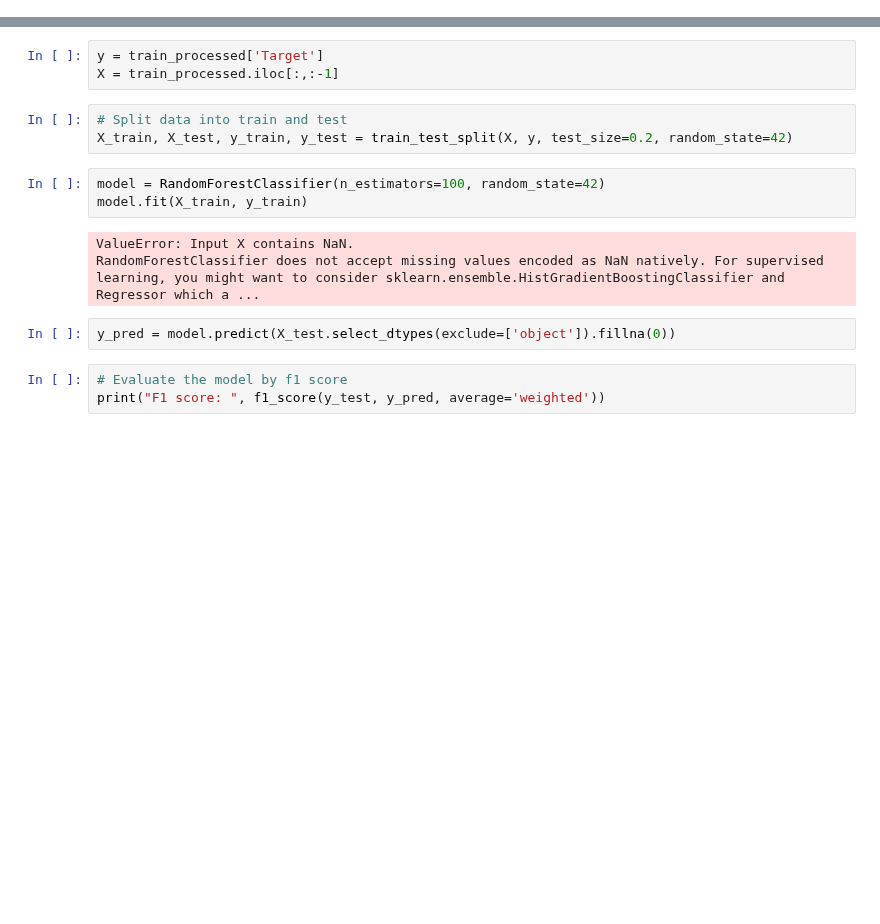
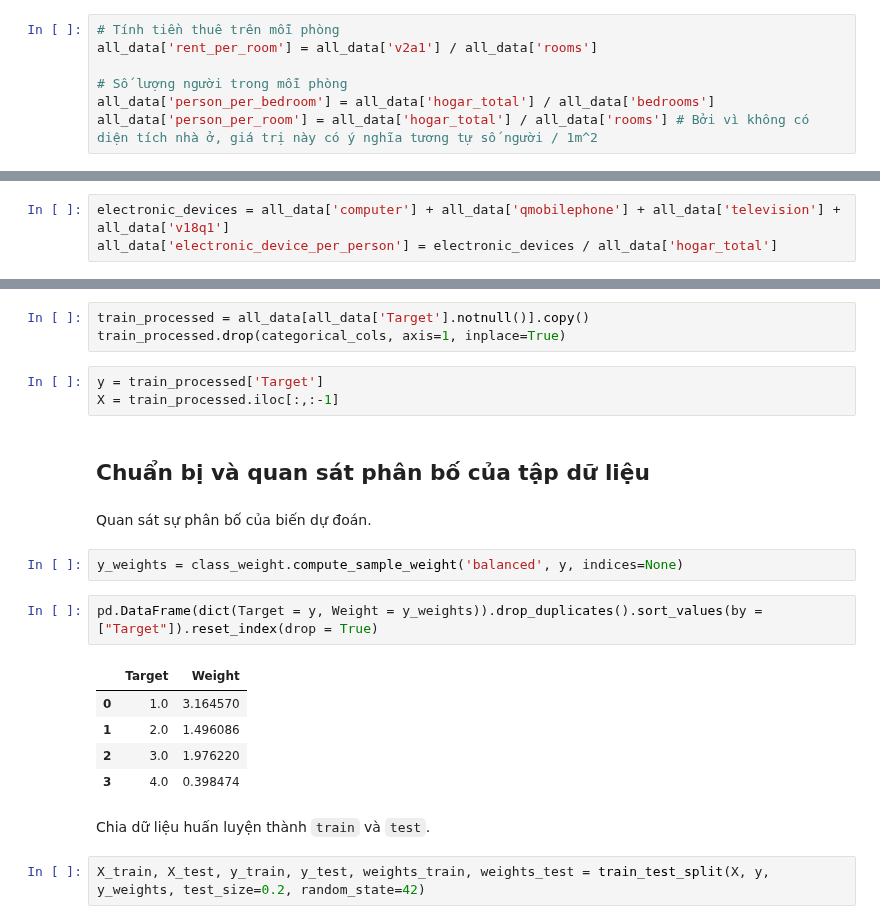
Before and after one commit to iam-Dylan/costa-rican-household, a Jupyter notebook: source/model.ipynb, the cells around one changed output, grey strips where cells are left out. Saved outputs shown, nothing was run; the diff lists cells and outputs as text; blank space fills up the shorter version.

Commit message:
Update model

```diff
--- a/source/model.ipynb
+++ b/source/model.ipynb
@@ -241,0 +209,7 @@ all_data.drop(['hogar_total','r4t3','r4t1','r4t2','r4h1','r4h2','r4h3','r4m1','r
+# %%
+# Tính tiền thuê trên mỗi phòng
+all_data['rent_per_room'] = all_data['v2a1'] / all_data['rooms']
+
+# Số lượng người trong mỗi phòng
+all_data['person_per_bedroom'] = all_data['hogar_total'] / all_data['bedrooms']
+all_data['person_per_room'] = all_data['hogar_total'] / all_data['rooms'] # Bởi vì không có diện tích nhà ở, giá trị này có ý nghĩa tương tự số người / 1m^2
@@ -242,2 +218,5 @@ all_data.drop(['hogar_total','r4t3','r4t1','r4t2','r4h1','r4h2','r4h3','r4m1','r
+# %%
+electronic_devices = all_data['computer'] + all_data['qmobilephone'] + all_data['television'] + all_data['v18q1']
+all_data['electronic_device_per_person'] = electronic_devices / all_data['hogar_total']
 # %% [markdown]
 # Xây dựng mô hình học máy
@@ -262,17 +223,24 @@ train_processed
+# %%
+train_processed = all_data[all_data['Target'].notnull()].copy()
+train_processed.drop(categorical_cols, axis=1, inplace=True)
 # %%
 y = train_processed['Target']
 X = train_processed.iloc[:,:-1]
+# %% [markdown]
+## Chuẩn bị và quan sát phân bố của tập dữ liệu
+# %% [markdown]
+Quan sát sự phân bố của biến dự đoán.
+# %%
+y_weights = class_weight.compute_sample_weight('balanced', y, indices=None)
+# %%
+pd.DataFrame(dict(Target = y, Weight = y_weights)).drop_duplicates().sort_values(by = ["Target"]).reset_index(drop = True)
+# %% [output]
+|  | Target | Weight |
+| 0 | 1.0 | 3.164570 |
+| 1 | 2.0 | 1.496086 |
+| 2 | 3.0 | 1.976220 |
+| 3 | 4.0 | 0.398474 |
+# %% [markdown]
+Chia dữ liệu huấn luyện thành `train` và `test`.
 # %%
-# Split data into train and test
-X_train, X_test, y_train, y_test = train_test_split(X, y, test_size=0.2, random_state=42)
+X_train, X_test, y_train, y_test, weights_train, weights_test = train_test_split(X, y, y_weights, test_size=0.2, random_state=42)
-# %%
-model = RandomForestClassifier(n_estimators=100, random_state=42)
-model.fit(X_train, y_train)
-# %% [output]
-ValueError: Input X contains NaN.
-RandomForestClassifier does not accept missing values encoded as NaN natively. For supervised learning, you might want to consider sklearn.ensemble.HistGradientBoostingClassifier and Regressor which a ...
-# %%
-y_pred = model.predict(X_test.select_dtypes(exclude=['object']).fillna(0))
-# %%
-# Evaluate the model by f1 score
-print("F1 score: ", f1_score(y_test, y_pred, average='weighted'))
```
Also changed, not shown: parts of 40 cells of this notebook, 7 other files.
